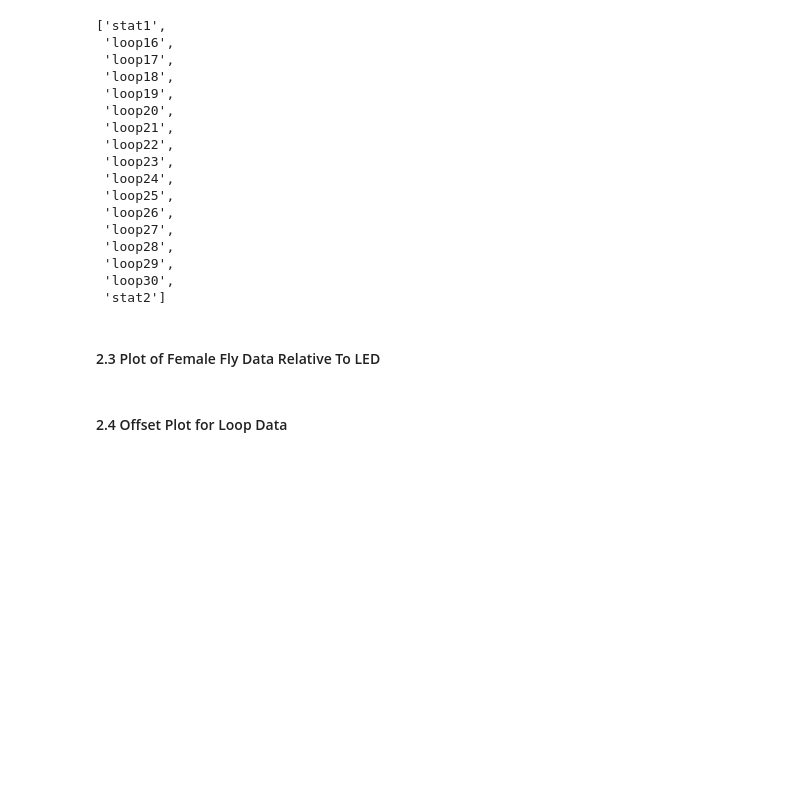
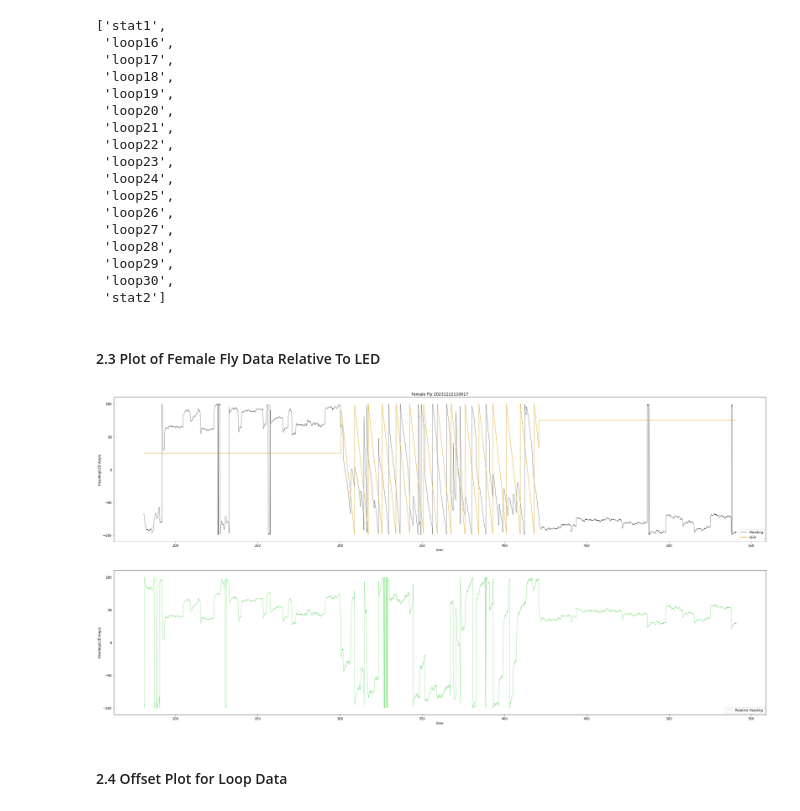
Before and after one commit to warren-lab/flyplot, a Jupyter notebook: Magno_Compare/magno_compare.ipynb, the cells around one changed output. Cells and saved outputs as stored; diff of their text form; code cells hidden in the pictures; blank space fills up the shorter version.

Commit message:
magno loop issue with angle conversion solved. polar and plots relative to led developed. Need to address issue with the wrapping still, incorporate prior algorithm after making some changes.

```diff
--- a/Magno_Compare/magno_compare.ipynb
+++ b/Magno_Compare/magno_compare.ipynb
@@ -247,5 +248,28 @@ sub_groups
  'stat2']
 # %% [markdown]
 #### 2.3 Plot of Female Fly Data Relative To LED
+# %%
+fig, (ax1,ax2) = plt.subplots(2,1,figsize=(36,18))
+
+# Main Plot
+ax1.plot(df_fem_loop['delta-t'][start_idx:end_idx],df_fem_loop['fly heading'][start_idx:end_idx],color = 'k', linewidth = .5, label = 'Heading')
+ax1.plot(df_fem_loop['delta-t'][start_idx:end_idx],df_fem_loop['led angle'][start_idx:end_idx],color = 'goldenrod', linewidth = 1, label = 'LED')
+ax1.set_title("Female Fly 20231222110617")
+ax1.set_xlabel("time")
+ax1.set_ylabel("Heading/LED Angle")
+ax1.set_yticks(np.arange(-180,181,90))
+ax1.legend(loc = "lower right")
+
+# Offset
+ax2.plot(df_fem_loop['delta-t'][start_idx:end_idx],polarplt.deg360to180_arr(df_fem_loop['fly heading'][start_idx:end_idx]-df_fem_loop['led angle'][start_idx:end_idx]),color = 'limegreen', linewidth = .5, label = 'Relative Heading')
+ax2.set_xlabel("time")
+ax2.set_ylabel("Heading/LED Angle")
+ax2.set_yticks(np.arange(-180,181,90))
+ax2.legend(loc = "lower right")
+
+# Save Figure
+plt.savefig('figs/offset_loop.svg',facecolor = 'white')
+# %% [output]
+[figure, added]
 # %% [markdown]
 #### 2.4 Offset Plot for Loop Data
```
Also changed, not shown: parts of 4 cells of this notebook, 3 other files.
